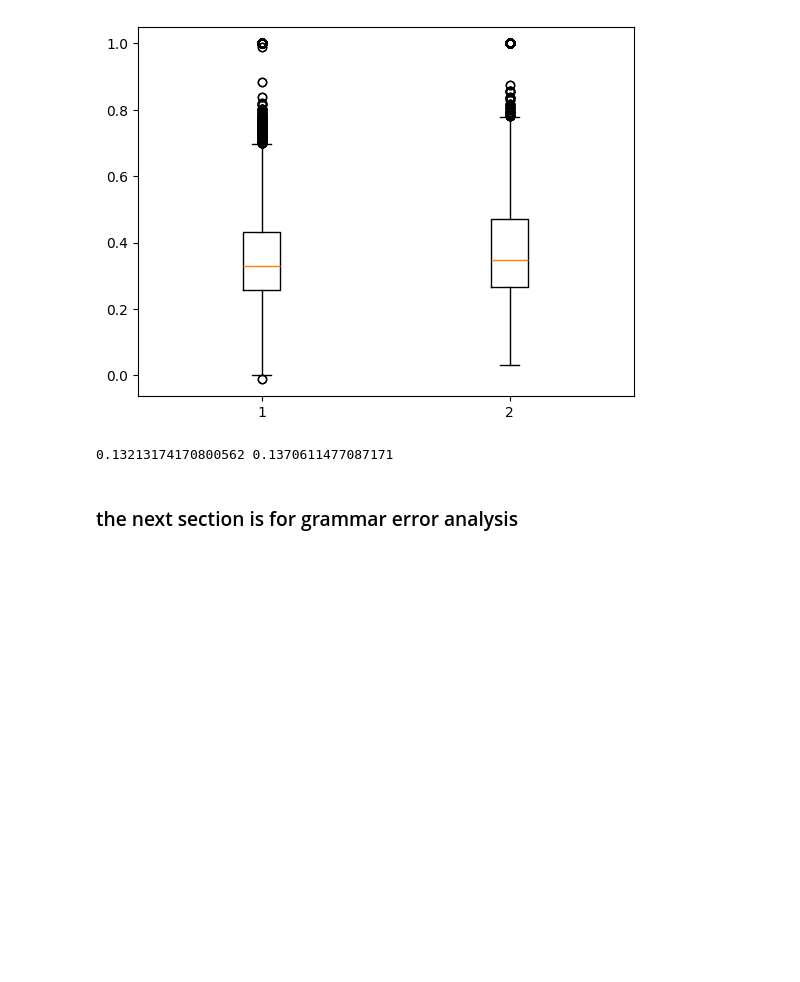
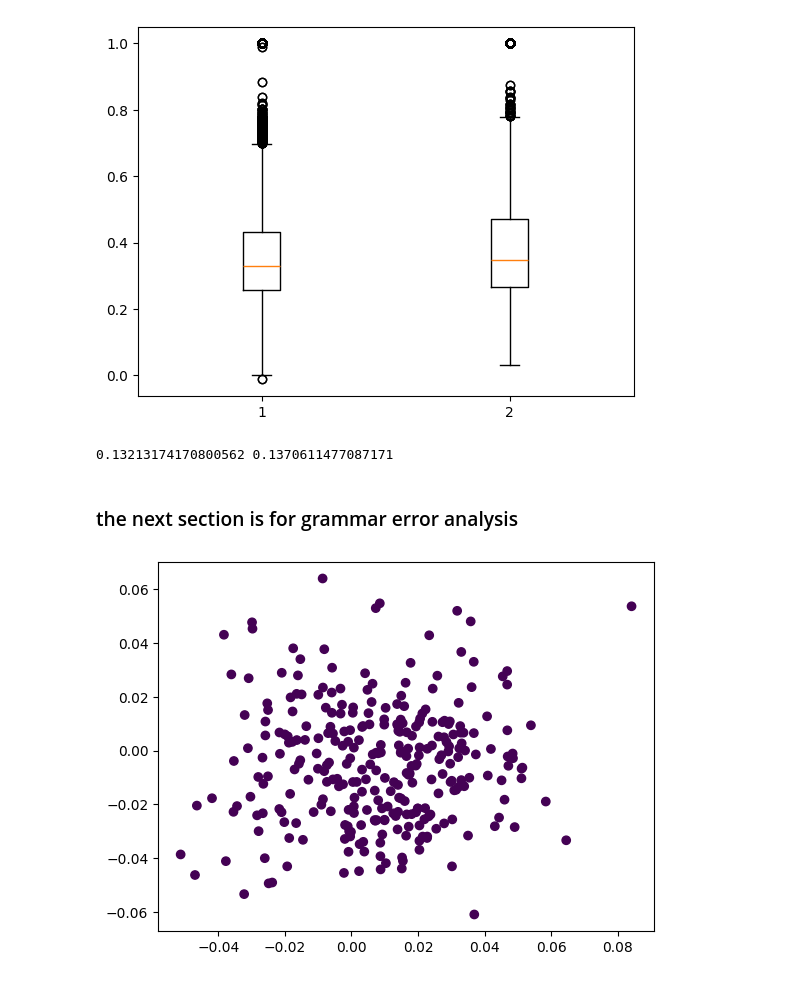
Before and after one commit to sparks5969/code, a Jupyter notebook: data_analysis.ipynb, the cells around one changed output. Drawn from its saved outputs; the diff is of its cells as text; code cells hidden in the pictures; blank space fills up the shorter version.

```diff
--- a/data_analysis.ipynb
+++ b/data_analysis.ipynb
@@ -90,3 +93,15 @@ grammar_check['treatment'] = np.where(grammar_check['essay_id'].astype(int) < 52
 # %%
 grammar_check_avg = grammar_check.groupby(['treatment'])['quality_rating'].mean()
 grammar_check_std = grammar_check.groupby(['treatment'])['quality_rating'].std()
+# %%
+matrix_t = np.vstack(treatment_group['embedding'].values)
+n_clusters = 1
+
+kmeans = KMeans(n_clusters = n_clusters, init='k-means++', random_state=42)
+kmeans.fit(matrix_t)
+treatment_group['Cluster'] = kmeans.labels_
+
+# visualize the clusters
+a = plt.scatter(matrix_t[:, 0], matrix_t[:, 1], c=kmeans.labels_, cmap='viridis')
+# %% [output]
+[figure, added]
```
Also changed, not shown: parts of 3 cells of this notebook, 2 other files.
